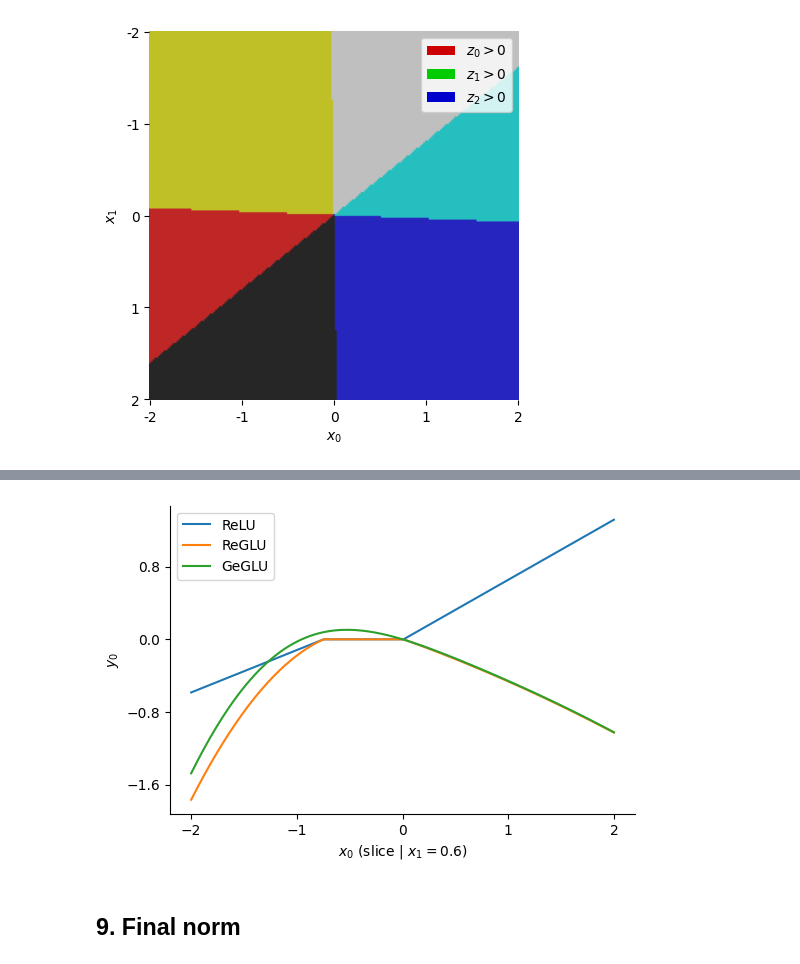
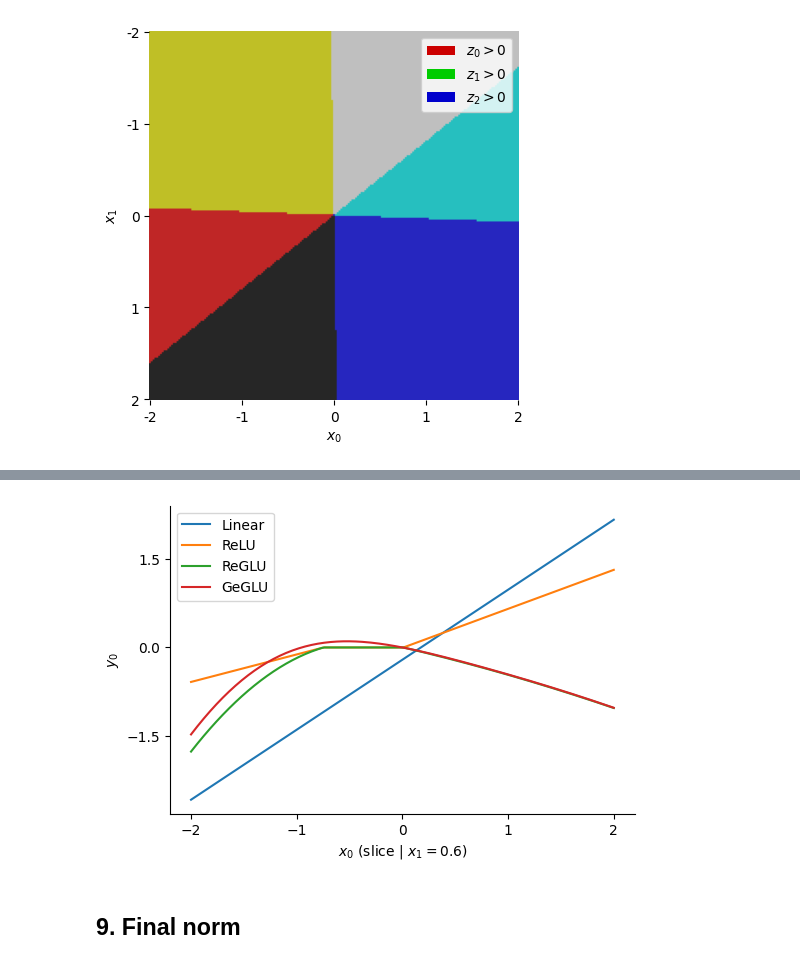
Before and after one commit to DouglasOrr/DouglasOrr.github.io, a Jupyter notebook: 2024-04-transformers/gemma_walkthrough.ipynb, the cells around one changed output, grey strips where cells are left out. Cells and saved outputs as stored; diff of their text form; code cells hidden in the pictures.

```diff
--- a/2024-04-transformers/gemma_walkthrough.ipynb
+++ b/2024-04-transformers/gemma_walkthrough.ipynb
@@ -513,6 +513,7 @@ torch.manual_seed(20) # 500
 gate_proj = torch.randn(2, d) / 2**.5
 up_proj = torch.randn(2, d) / 2**.5
 down_proj = torch.randn(d, 2) / d**.5
+proj = torch.randn(2, 2) / 2**.5
 
 x = torch.stack(torch.meshgrid(
     torch.linspace(-lim, lim, count),
@@ -520,6 +521,7 @@ x = torch.stack(torch.meshgrid(
     indexing="xy"), dim=-1)
 gate = x @ gate_proj
 up = x @ up_proj
+y_linear = x @ proj
 y_relu = torch.relu(gate) @ down_proj
 y_gelu = nn.functional.gelu(gate) @ down_proj
 y_reglu = (torch.relu(gate) * up) @ down_proj
@@ -563,19 +569,20 @@ for y, name in [(y_relu, "ReLU"), (y_gelu, "GELU"), (y_reglu, "ReGLU"), (y_geglu
 # %%
 ix1 = int(.65*count)
 
 plt.figure(figsize=(6, 4))
 ax = plt.gca()
+ax.plot(x[ix1, :, 0], y_linear[ix1, :, 0], label="Linear")
 ax.plot(x[ix1, :, 0], y_relu[ix1, :, 0], label="ReLU")
 ax.plot(x[ix1, :, 0], y_reglu[ix1, :, 0], label="ReGLU")
 ax.plot(x[ix1, :, 0], y_geglu[ix1, :, 0], label="GeGLU")
 ax.legend()
 ax.set_xticks([-2, -1, 0, 1, 2])
 ax.set_xlabel(f"$x_0$ (slice | $x_1={float(x[ix1, 0, 1]):.1f}$)")
 ax.set_ylabel("$y_0$")
 ax.yaxis.set_major_locator(matplotlib.ticker.MaxNLocator(5))
 sns.despine(ax=ax)
 # %% [output]
-[figure, old version]
+[figure, new version]
 # %% [markdown]
 ## 9. Final norm
 # %%
```
Also changed, not shown: parts of 2 cells of this notebook.
